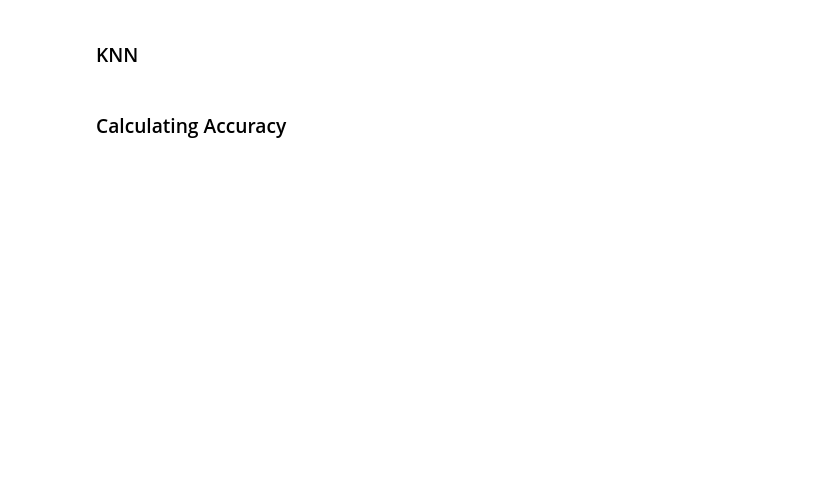
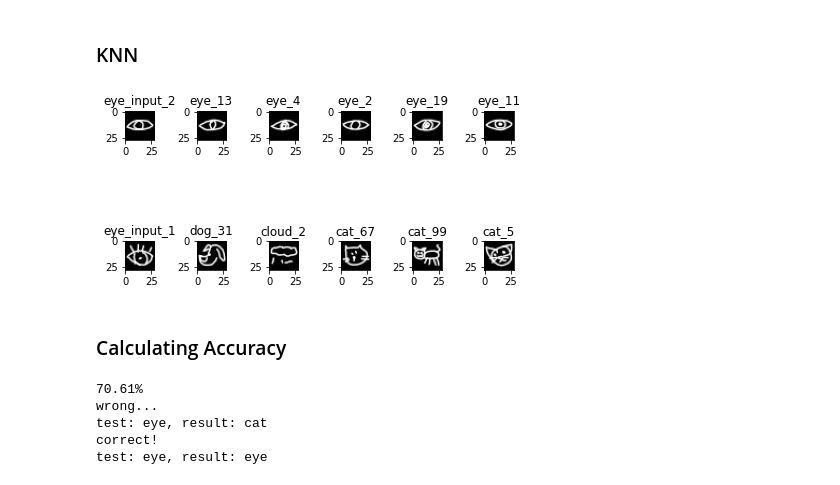
Before and after one commit to 22222bh/SketchTogether, a Jupyter notebook: sketch_clustering_lee.ipynb, the cells around one changed output. Cells and saved outputs as stored; diff of their text form; code cells hidden in the pictures; blank space fills up the shorter version.

```diff
--- a/sketch_clustering_lee.ipynb
+++ b/sketch_clustering_lee.ipynb
@@ -106,9 +117,13 @@ input_feat = np.array(list(input_data.values()))
 # %% [markdown]
 ### Dimension Reduction
 # %%
+# load and combine train data feature and test data feature
 feat = np.load(feat_path)
 feat_n = feat.shape[0]
-feat = np.insert(feat,feat_n,input_feat,axis=0)
+feat = np.insert(feat,feat_n,test_feat,axis=0)
+filenames = np.load(filename_path)
+filenames_n = filenames.shape[0]
+filenames = np.insert(filenames,filenames_n,test_filenames,axis= 0)
 # %%
 # PCA
 # from sklearn.decomposition import PCA
@@ -165,8 +168,36 @@ plot(fig)
 # %% [markdown]
 ### KNN
-# %%
-knn = KNeighborsClassifier(n_neighbors=5,algorithm='ball_tree',n_jobs=-1)
-knn.fit(x, np.array(labels))
+# %%
+knn = NearestNeighbors(n_neighbors=6, algorithm='auto').fit(x) # Unsupervised learner for implementing neighbor searches
+distanceArray = []
+indexArray = []
+for i in range(len(test_data_list)):
+  backIndex = -1 * (i + 1);
+  distances, indices = knn.kneighbors([list(x[backIndex])])
+  distanceArray.append(distances)
+  indexArray.append(indices)
+# %%
+neighborImagesArray = []
+neighborNamesArray = []
+
+for indices in indexArray:
+  neighborImages = []
+  neighborNames = []
+  for index in indices[0]:
+    neighborImages.append(np.array(Image.open(filenames[index])))
+    neighborNames.append(filenames[index].split('/')[-1].split('.')[0])
+  neighborImagesArray.append(neighborImages)
+  neighborNamesArray.append(neighborNames)
+
+for i, img in enumerate(neighbor_images):
+  plt.subplot(len(test_data_list), 6, i+1)
+  plt.title(neighbor_names[i])
+  plt.imshow(img, 'gray')
+
+plt.tight_layout()
+plt.show()
+# %% [output]
+[figure, added]
 # %% [markdown]
 ### Calculating Accuracy
 # %%
@@ -177,10 +209,6 @@ def GetKey(myValue, myDict):
              return key
   return "none"
 # %%
-filenames = np.load(filename_path)
-filenames_n = filenames.shape[0]
-filenames = np.insert(filenames,filenames_n,input_filenames,axis= 0)
-
 # holds the cluster id and the images { id: [images] }
 groups = {}
 for f, cluster in zip(filenames, labels):
@@ -213,16 +241,22 @@ acc = str(round(f1_score(result, ans, average='micro') * 100, 2)) + '%'
 option_list['accuracy'] = acc
 print(acc)
 
-# check input answer
-for filename in input_filenames:
-  inputKey = GetKey(filename, groups)
-  inputAns = filename.split('/')[-2]
-  inputResult = cluster_dict[inputKey]
-  if (inputAns == inputResult):
+# check answer
+for filename in test_filenames:
+  testKey = GetKey(filename, groups)
+  testAns = filename.split('/')[-2]
+  testResult = cluster_dict[testKey]
+  if (testAns == testResult):
     print('correct!')
   else:
     print('wrong...')
-  print('input: ' + inputAns + ', result: ' + inputResult)
+  print('test: ' + testAns + ', result: ' + testResult)
+# %% [output]
+70.61%
+wrong...
+test: eye, result: cat
+correct!
+test: eye, result: eye
 # %%
 # write the result on textfile
 f = open(textfile_path, 'a', encoding='UTF-8')
```
Also changed, not shown: parts of 11 cells of this notebook, 21 other files.
